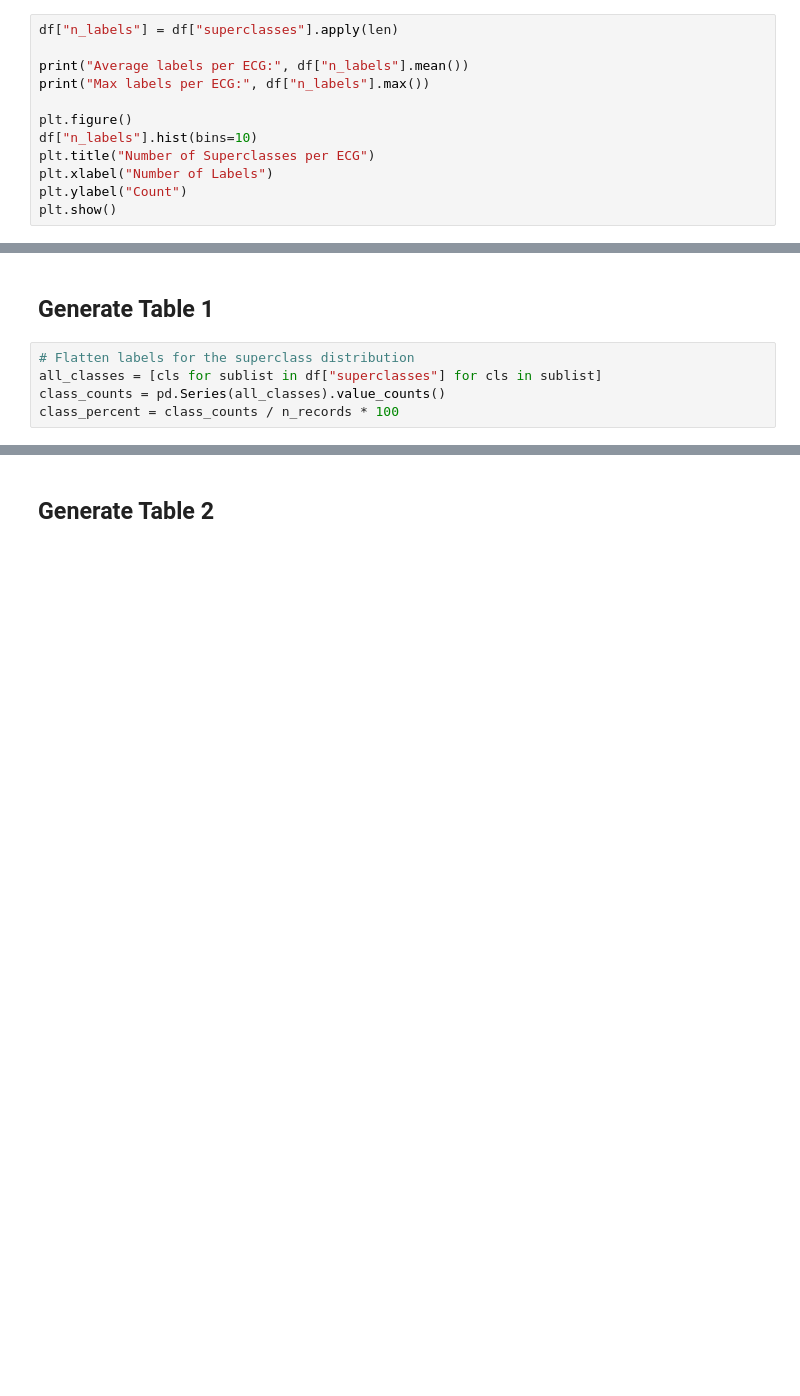
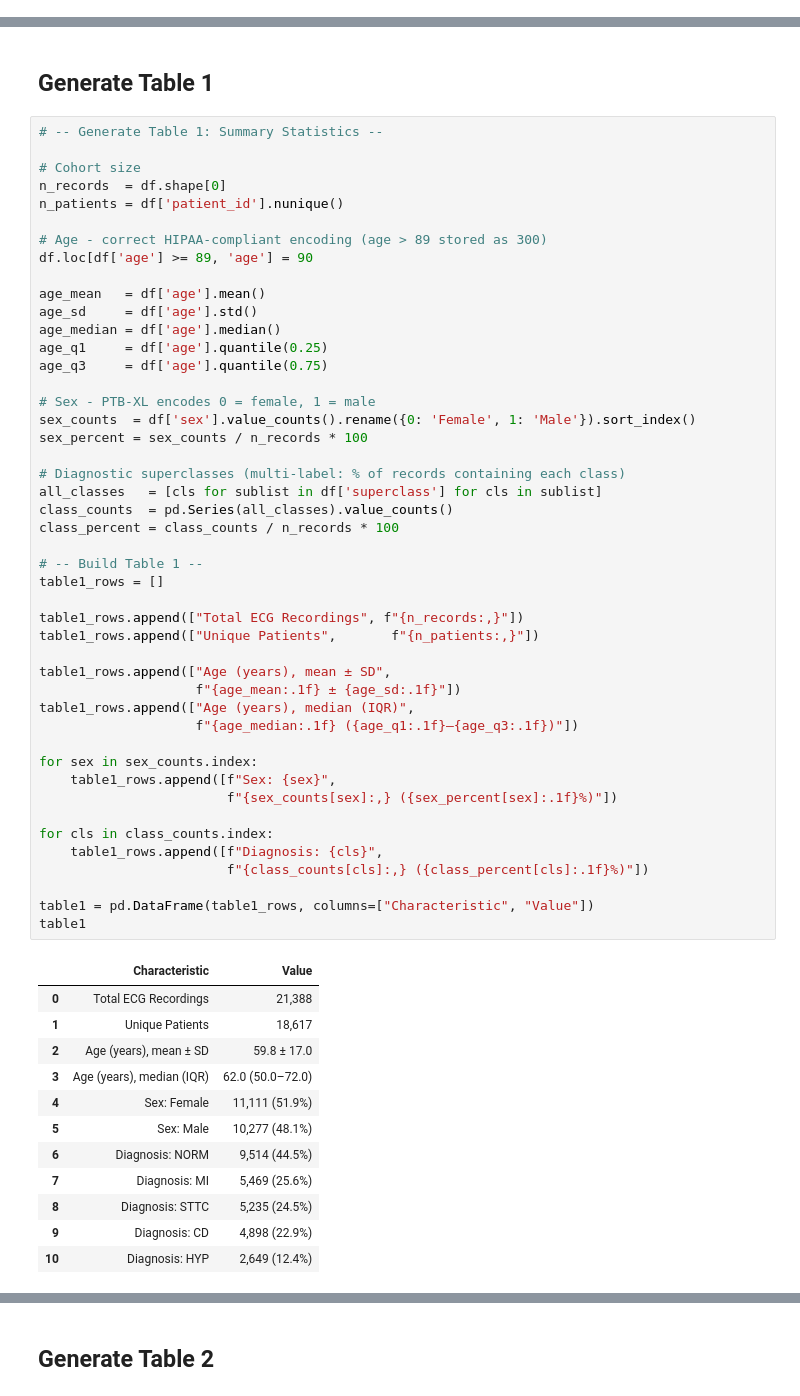
Before and after one commit to cristopher-d-delgado/ecg-ai-statistical-evaluation, a Jupyter notebook: notebooks/eda.ipynb, the cells around one changed output, grey strips where cells are left out. Saved outputs shown, nothing was run; the diff lists cells and outputs as text; blank space fills up the shorter version.

```diff
--- a/notebooks/eda.ipynb
+++ b/notebooks/eda.ipynb
@@ -458,12 +372,0 @@ plt.show()
-# %%
-df["n_labels"] = df["superclasses"].apply(len)
-
-print("Average labels per ECG:", df["n_labels"].mean())
-print("Max labels per ECG:", df["n_labels"].max())
-
-plt.figure()
-df["n_labels"].hist(bins=10)
-plt.title("Number of Superclasses per ECG")
-plt.xlabel("Number of Labels")
-plt.ylabel("Count")
-plt.show()
@@ -474,7 +373,61 @@ Max labels per ECG: 4
 # %% [markdown]
 ## Generate Table 1
 # %%
-# Flatten labels for the superclass distribution
-all_classes = [cls for sublist in df["superclasses"] for cls in sublist]
-class_counts = pd.Series(all_classes).value_counts()
+# -- Generate Table 1: Summary Statistics --
+
+# Cohort size
+n_records  = df.shape[0]
+n_patients = df['patient_id'].nunique()
+
+# Age - correct HIPAA-compliant encoding (age > 89 stored as 300)
+df.loc[df['age'] >= 89, 'age'] = 90
+
+age_mean   = df['age'].mean()
+age_sd     = df['age'].std()
+age_median = df['age'].median()
+age_q1     = df['age'].quantile(0.25)
+age_q3     = df['age'].quantile(0.75)
+
+# Sex - PTB-XL encodes 0 = female, 1 = male
+sex_counts  = df['sex'].value_counts().rename({0: 'Female', 1: 'Male'}).sort_index()
+sex_percent = sex_counts / n_records * 100
+
+# Diagnostic superclasses (multi-label: % of records containing each class)
+all_classes   = [cls for sublist in df['superclass'] for cls in sublist]
+class_counts  = pd.Series(all_classes).value_counts()
 class_percent = class_counts / n_records * 100
+
+# -- Build Table 1 --
+table1_rows = []
+
+table1_rows.append(["Total ECG Recordings", f"{n_records:,}"])
+table1_rows.append(["Unique Patients",       f"{n_patients:,}"])
+
+table1_rows.append(["Age (years), mean ± SD",
+                    f"{age_mean:.1f} ± {age_sd:.1f}"])
+table1_rows.append(["Age (years), median (IQR)",
+                    f"{age_median:.1f} ({age_q1:.1f}–{age_q3:.1f})"])
+
+for sex in sex_counts.index:
+    table1_rows.append([f"Sex: {sex}",
+                        f"{sex_counts[sex]:,} ({sex_percent[sex]:.1f}%)"])
+
+for cls in class_counts.index:
+    table1_rows.append([f"Diagnosis: {cls}",
+                        f"{class_counts[cls]:,} ({class_percent[cls]:.1f}%)"])
+
+table1 = pd.DataFrame(table1_rows, columns=["Characteristic", "Value"])
+table1
+# %% [output]
+|  | Characteristic | Value |
+| 0 | Total ECG Recordings | 21,388 |
+| 1 | Unique Patients | 18,617 |
+| 2 | Age (years), mean ± SD | 59.8 ± 17.0 |
+| 3 | Age (years), median (IQR) | 62.0 (50.0–72.0) |
+| 4 | Sex: Female | 11,111 (51.9%) |
+| 5 | Sex: Male | 10,277 (48.1%) |
+| 6 | Diagnosis: NORM | 9,514 (44.5%) |
+| 7 | Diagnosis: MI | 5,469 (25.6%) |
+| 8 | Diagnosis: STTC | 5,235 (24.5%) |
+| 9 | Diagnosis: CD | 4,898 (22.9%) |
+| 10 | Diagnosis: HYP | 2,649 (12.4%) |
```
Also changed, not shown: parts of 27 cells of this notebook.
